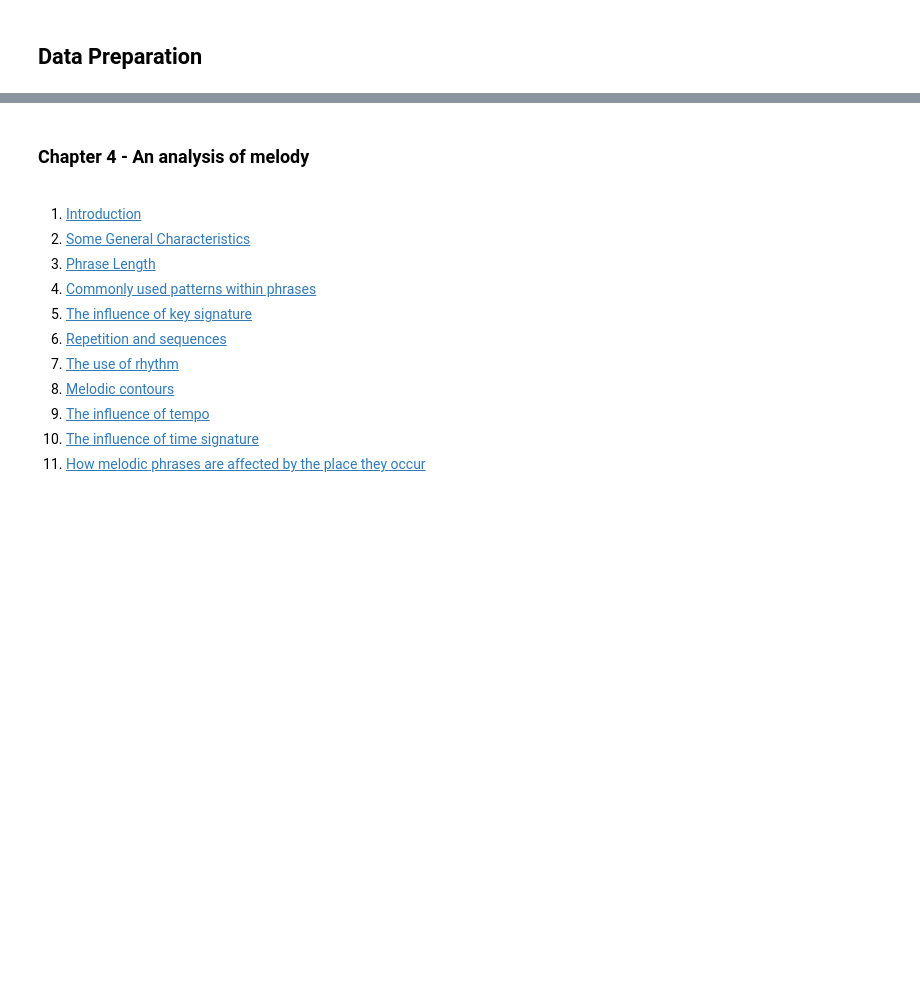
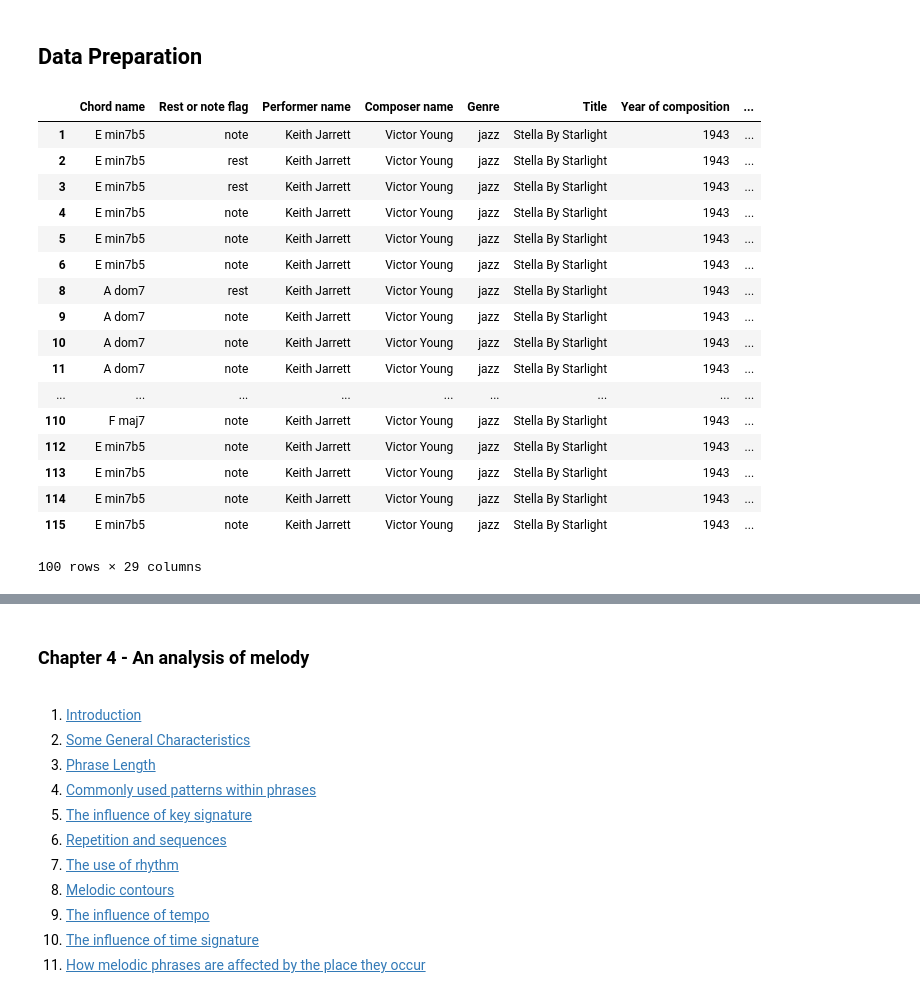
Before and after one commit to jgab3103/phd_code, a Jupyter notebook: ch4_p1.ipynb, the cells around one changed output, grey strips where cells are left out. Cells and saved outputs as stored; diff of their text form; code cells hidden in the pictures; blank space fills up the shorter version.

Commit message:
update names in notebook

```diff
--- a/ch4_p1.ipynb
+++ b/ch4_p1.ipynb
@@ -47,7 +54,7 @@ def cleanOctave(data_row):
 
 def cleanRest(data_row):
     restVal = -1
-    restAsString = str(data_row['restFlag'])
+    restAsString = str(data_row['Rest or note flag'])
     if restAsString != 'None':
         restVal ='rest'
     else:
@@ -130,7 +137,7 @@ def fixTiedNotes(data_row):
     tieFlagString = str(data_row['tieFlag'])
     durationToAdd = -1
     if tieFlagString == '<tie type="stop"></tie>':
-        durationToAdd = data_row['quarterNoteDuration']
+        durationToAdd = data_row['Length in quarter notes']
     else:
         durationToAdd = 0
 
@@ -138,9 +145,9 @@ def fixTiedNotes(data_row):
 
 
 def getChordRootAsInt(data_row):
-    x = data_row['chordDisplayName']
+    x = data_row['Chord name']
     if x != -1:
-        chordLetterVal = data_row['chordDisplayName'][0:2]
+        chordLetterVal = data_row['Chord name'][0:2]
         #print chordLetterVal
         if chordLetterVal.strip() == 'C':
             return 0
@@ -183,7 +190,7 @@ def getChordRootAsInt(data_row):
 
 
 def getChordTypeAsInt(data_row):
-    x = data_row['chordDisplayName']
+    x = data_row['Chord name']
     if x != -1:
         #print x
         chordType = re.findall('\s(.*)', x)
@@ -215,7 +222,7 @@ def getChordTypeAsInt(data_row):
 
 
 def chordTypeForDisplay(data_row):
-    x = data_row['chordDisplayName']
+    x = data_row['Chord name']
     if x != -1:
         chordType = re.findall('\s(.*)', x)
         chordType = str(chordType[0])
@@ -223,7 +230,7 @@ def chordTypeForDisplay(data_row):
 
 
 def chordBassAsInt(data_row):
-    x = data_row['chordDisplayName']
+    x = data_row['Chord name']
     if x != -1:
         x = str(x)
         indexOfBackslash = x.find('/')
@@ -255,12 +262,12 @@ def concatenateNoteNamesAndAccidentalsNoOctave(data_row):
 
 def getFloorValueForMeasure(data_row):
     offsetForMeasure = 1
-    floorValue = data_row['noteEventStartingLocation']
+    floorValue = data_row['Location of note or rest']
     floorValue = (floorValue / 4) + offsetForMeasure
     return math.floor(floorValue)
 
 def fixAccidentalEquivalencies(data_row):
-    currentNoteName = data_row['noteDisplayNameNoOctave']
+    currentNoteName = data_row['Name of note without octave']
     currentOctave = data_row['octave']
     if currentNoteName == 'None':
         return 'None'
@@ -281,7 +288,7 @@ def fixAccidentalEquivalencies(data_row):
     return currentNoteName + currentOctave
 
 def fixAccidentalEquivalenciesNoOctave(data_row):
-    currentNoteName = data_row['noteDisplayNameNoOctave']
+    currentNoteName = data_row['Name of note without octave']
     currentOctave = data_row['octave']
     if currentNoteName == 'None':
         return 'None'
@@ -304,8 +311,8 @@ def fixAccidentalEquivalenciesNoOctave(data_row):
 
 def calculateDistanceOfNoteToChordRoot(data_row):
     offsetForPositiveValue = 12
-    midiNumber = data_row['midiNumber']
-    chordRoot = data_row['chordRootAsInt']
+    midiNumber = data_row['Midi number']
+    chordRoot = data_row['Chord root as minimized midi number']
     midiNumber = (midiNumber % 12) + 12
     distanceToRoot = midiNumber - chordRoot
     distanceToRoot = distanceToRoot % 12
@@ -316,7 +323,7 @@ def calculateDistanceOfNoteToChordBass(data_row):
     pass
 
 def createReadableChordDegreeNames(data_row):
-    noteRootDistance = data_row['distanceFromNoteToChordRoot']
+    noteRootDistance = data_row['Semitone distance between note and chord root']
     if noteRootDistance == 0:
         return 'root'
     if noteRootDistance == 1:
@@ -345,7 +352,7 @@ def createReadableChordDegreeNames(data_row):
 
 def getNextTenChords(chordRootAsIntValues, data_row):
     currentIndex = data_row.name
-    currentChordRootAsInt = data_row['chordRootAsInt']
+    currentChordRootAsInt = data_row['Chord root as minimized midi number']
     listOfAllChords = chordRootAsIntValues
     sliceOfChords = listOfAllChords[currentIndex:]
     sliceOfChords = sliceOfChords.tolist()
@@ -356,7 +363,7 @@ def getNextTenChords(chordRootAsIntValues, data_row):
 
 def getNextTenChordTypes(chordTypeValues, data_row):
     currentIndex = data_row.name
-    currentChordType = data_row['chordTypeDisplay']
+    currentChordType = data_row['Chord type name']
     listOfAllChords = chordTypeValues
     sliceOfChords = listOfAllChords[currentIndex:]
     sliceOfChords = sliceOfChords.tolist()
@@ -509,7 +518,7 @@ class CreateDataSetFromXML:
 # %% [markdown]
 <h2>Data Preparation</h2>
 # %%
-stellaData = CreateDataSetFromXML(xmlFile="FinalDataSet/XMLFiles/JazzSolos/KJStellaByStarlight1983_1534_161.xml",
+stellaData = CreateDataSetFromXML(xmlFile="FinalDataSet/XMLFiles/JazzSolos/KeithJarrettStellaByStarlight.xml",
                                   performerName="Keith Jarrett", composerName="Victor Young", genre="jazz",
                                   numberOfParts=2, title="Stella By Starlight",
                                   yearOfComposition="1943", yearOfPerformance="1983",
@@ -523,7 +532,26 @@ stellaData.removeUnusedColumns()
 stellaData.fillChordVals()
 stellaDf = stellaData.returnPreparedDataFrame()
 # %%
-#stellaDf[stellaDf['part'] == 'P1'].head(100)
+stellaDf[stellaDf['Part name'] == 'P1'].head(100)
+# %% [output]
+|  | Chord name | Rest or note flag | Performer name | Composer name | Genre | Title | Year of composition | ... |
+| 1 | E min7b5 | note | Keith Jarrett | Victor Young | jazz | Stella By Starlight | 1943 | ... |
+| 2 | E min7b5 | rest | Keith Jarrett | Victor Young | jazz | Stella By Starlight | 1943 | ... |
+| 3 | E min7b5 | rest | Keith Jarrett | Victor Young | jazz | Stella By Starlight | 1943 | ... |
+| 4 | E min7b5 | note | Keith Jarrett | Victor Young | jazz | Stella By Starlight | 1943 | ... |
+| 5 | E min7b5 | note | Keith Jarrett | Victor Young | jazz | Stella By Starlight | 1943 | ... |
+| 6 | E min7b5 | note | Keith Jarrett | Victor Young | jazz | Stella By Starlight | 1943 | ... |
+| 8 | A dom7 | rest | Keith Jarrett | Victor Young | jazz | Stella By Starlight | 1943 | ... |
+| 9 | A dom7 | note | Keith Jarrett | Victor Young | jazz | Stella By Starlight | 1943 | ... |
+| 10 | A dom7 | note | Keith Jarrett | Victor Young | jazz | Stella By Starlight | 1943 | ... |
+| 11 | A dom7 | note | Keith Jarrett | Victor Young | jazz | Stella By Starlight | 1943 | ... |
+| ... | ... | ... | ... | ... | ... | ... | ... | ... |
+| 110 | F maj7 | note | Keith Jarrett | Victor Young | jazz | Stella By Starlight | 1943 | ... |
+| 112 | E min7b5 | note | Keith Jarrett | Victor Young | jazz | Stella By Starlight | 1943 | ... |
+| 113 | E min7b5 | note | Keith Jarrett | Victor Young | jazz | Stella By Starlight | 1943 | ... |
+| 114 | E min7b5 | note | Keith Jarrett | Victor Young | jazz | Stella By Starlight | 1943 | ... |
+| 115 | E min7b5 | note | Keith Jarrett | Victor Young | jazz | Stella By Starlight | 1943 | ... |
+100 rows × 29 columns
 # %%
 groovinData = CreateDataSetFromXML(xmlFile="FinalDataSet/XMLFiles/JazzSolos/KJGroovinHigh1999_1996_290.xml",
                                   performerName="Keith Jarrett", composerName="Dizzy Gillespie", genre="jazz",
```
Also changed, not shown: parts of 45 cells of this notebook, 28 other files.
